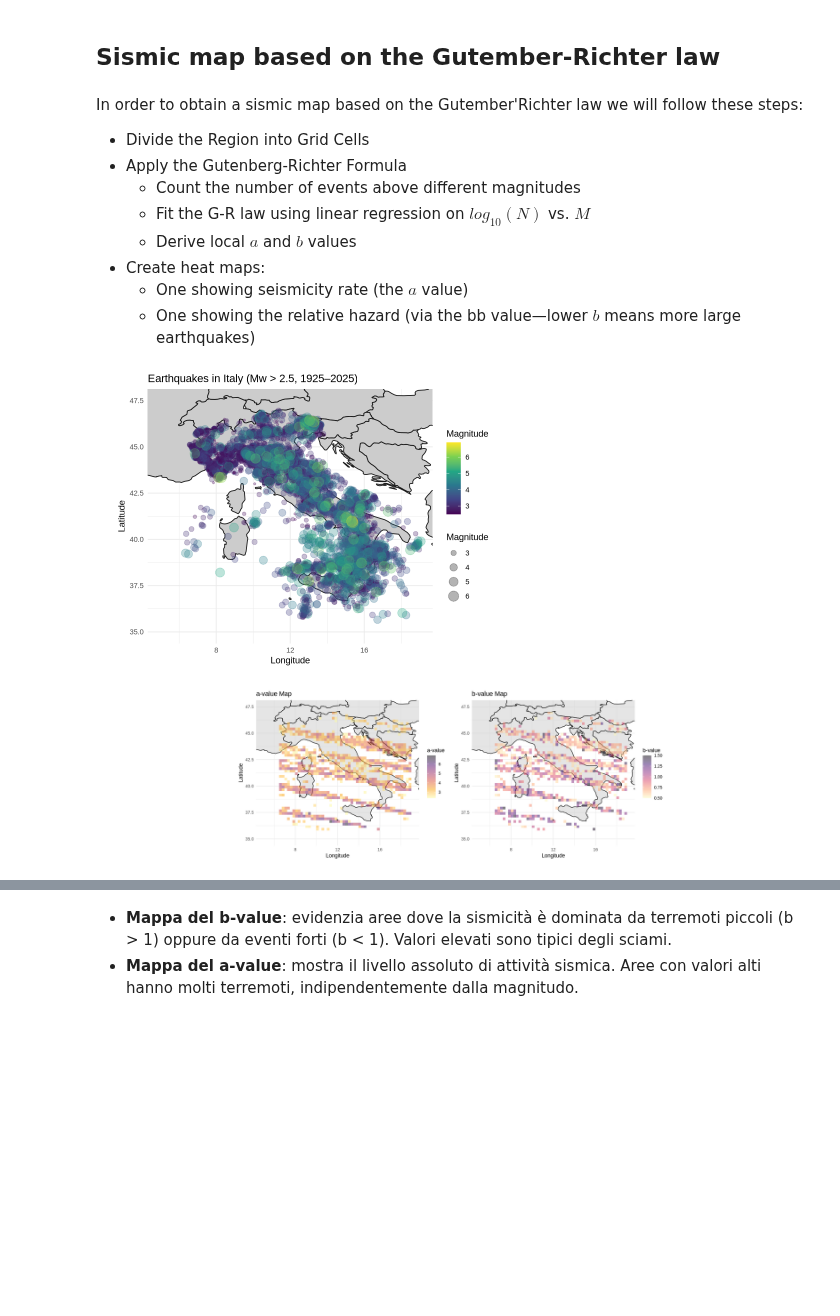
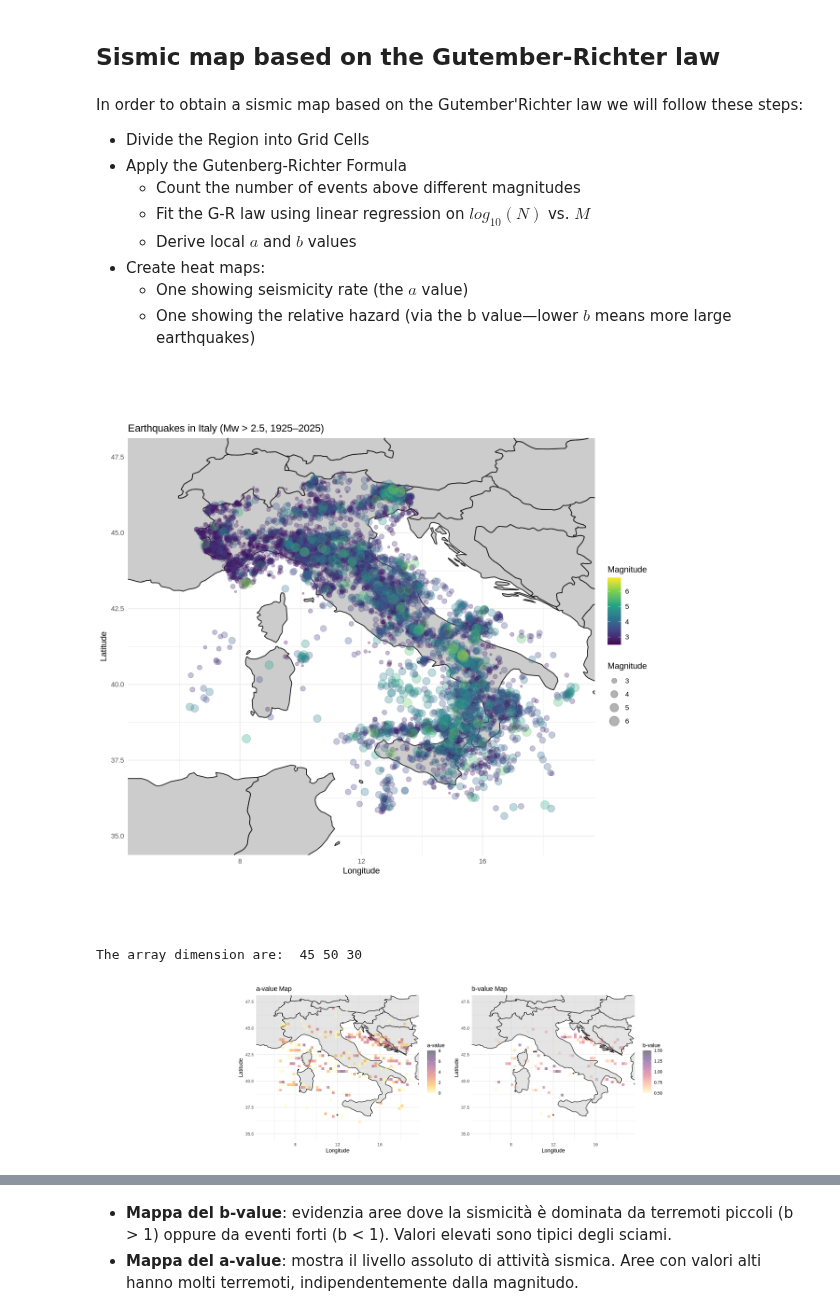
Before and after one commit to seccobenedetto/Earthquakes_Analysis_Italy, a Jupyter notebook: hazard_map.ipynb, the cells around one changed output, grey strips where cells are left out. Drawn from its saved outputs; the diff is of its cells as text; code cells hidden in the pictures; blank space fills up the shorter version.

Commit message:
Nothing important but start to work on the presentation

```diff
--- a/hazard_map.ipynb
+++ b/hazard_map.ipynb
@@ -220,23 +220,27 @@ In order to obtain a sismic map based on the Gutember'Richter law we will follow
   - Derive local $a$ and $b$ values
 - Create heat maps:
   - One showing seismicity rate (the $a$ value)
-  - One showing the relative hazard (via the bb value—lower $b$ means more large earthquakes)
+  - One showing the relative hazard (via the b value—lower $b$ means more large earthquakes)
 # %%
-options(repr.plot.width=7, repr.plot.height=5)
+# Start simply visualizing the data
+
+# image print out options
+options(repr.plot.width=10, repr.plot.height=10)
+
 ggplot(df_cleaned, aes(x = longitude, y = latitude)) +
   # let's draw the map outline of Italy using the "maps" package
   borders("world",
           regions = c("Italy", "Germany", "Switzerland", "France", "Austria", "Slovenia", "Croatia",
-                      "Greece", "Albania", 'Bosnia and Herzegovina', 'Hungary'),
-          , fill = "gray80", colour = "gray10") +
+                      "Greece", "Albania", 'Bosnia and Herzegovina', 'Hungary', 'Slovakia', 'Liechtenstein', 'Montenegro',
+                      'Serbia', 'Kosovo', 'Romania', 'North Macedonia', 'Tunisia', 'Algeria'), fill = "gray80", colour = "gray10") +
   geom_point(aes(size = mag, color = mag), alpha = 0.3) +
   coord_fixed(xlim = c(5, 19), ylim = c(35, 47.5)) +    #  ensures the aspect ratio is preserved, so the map doesn’t look stretched
   scale_color_viridis_c() +
   labs(title = "Earthquakes in Italy (Mw > 2.5, 1925–2025)",
        x = "Longitude", y = "Latitude", color = "Magnitude", size = "Magnitude") +
   theme_minimal()
 # %% [output]
-[figure, old version]
+[figure, new version]
 # %%
 # set the values for the grid
 lat_grid <- seq(min(df_cleaned$latitude), max(df_cleaned$latitude), 0.25)
@@ -261,5 +264,10 @@ for (lat_i in j){
         }
     }
 }
+# %%
+# Check the array dimension
+cat("The array dimension are: ", dim(N))
+# %% [output]
+The array dimension are:  45 50 30
 # %%
 # perform the fit cell by cell
@@ -290,12 +301,15 @@ map$a_value <- as.vector(a_values)
 map$b_value <- as.vector(b_values)
 
 # plot the a and b grid
-b_plot <- ggplot(map, aes(x = lon, y = lat, fill = b_value)) +
+#map, aes(x = lon, y = lat, fill = b_value)
+b_plot <- ggplot() +
+# heatmap parametro b
+  geom_tile(data = map, aes(x = lon, y = lat, fill = b_value), color = NA, na.rm = TRUE) +
   borders("world",
           regions = c("Italy", "Germany", "Switzerland", "France", "Austria", "Slovenia", "Croatia",
                       "Greece", "Albania", 'Bosnia and Herzegovina', 'Hungary')
           , fill = "gray80", colour = "gray10", alpha = 0.5) +
-  geom_tile(color = NA, na.rm = TRUE) +
+  #geom_tile(color = NA, na.rm = TRUE) +
   scale_fill_viridis_c(option = "magma", direction = -1, na.value = "transparent", alpha = 0.5, limits = c(0.5, 1.5)) +
   coord_fixed(xlim = c(5, 19), ylim = c(35, 47.5)) +
   labs(title = "b-value Map", x = "Longitude", y = "Latitude", fill = "b-value") +
@@ -316,4 +330,4 @@ a_plot <- ggplot(map, aes(x = lon, y = lat, fill = a_value)) +
 options(repr.plot.width = 20, repr.plot.height = 5)
 a_plot + b_plot
 # %% [output]
-[figure, old version]
+[figure, new version]
```
Also changed, not shown: parts of 5 cells of this notebook, 47 other files.
